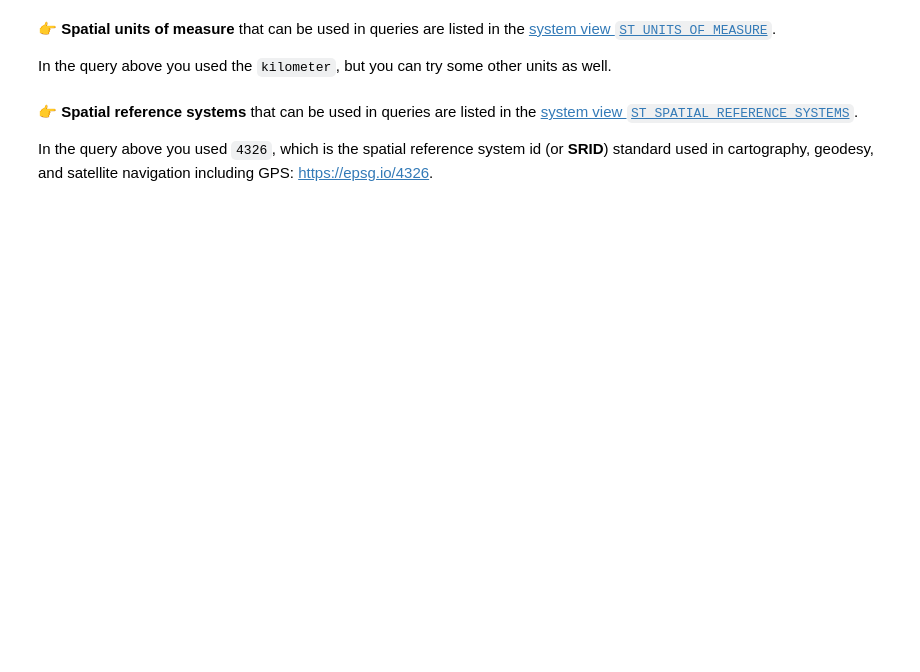
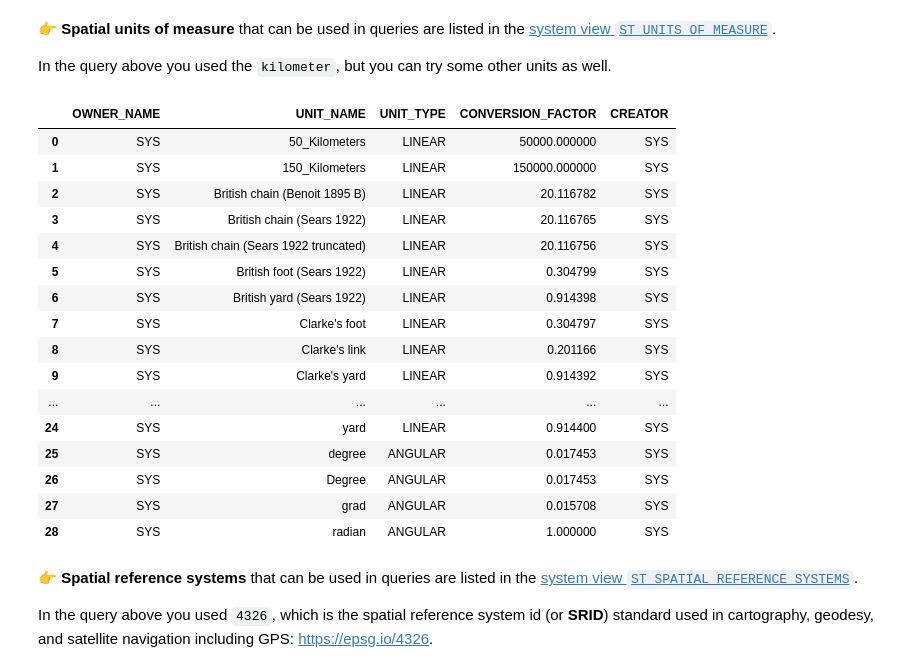
Before and after one commit to SaiNithesh/sap-community-developer-june-challenge-hana-multimodel, a Jupyter notebook: notebooks/challenges/week4_1_import_queries.ipynb, the cells around one changed output. Saved outputs shown, nothing was run; the diff lists cells and outputs as text; code cells hidden in the pictures; blank space fills up the shorter version.

```diff
--- a/notebooks/challenges/week4_1_import_queries.ipynb
+++ b/notebooks/challenges/week4_1_import_queries.ipynb
@@ -162,7 +271,25 @@ UNIT_OF_MEASURE='kilometer'
 
 In the query above you used the `kilometer`, but you can try some other units as well.
 # %%
-myconn.table("ST_UNITS_OF_MEASURES", schema="PUBLIC").collect()
+myconn.table("ST_UNITS_OF_MEASURE", schema="PUBLIC").collect()
+# %% [output]
+|  | OWNER_NAME | UNIT_NAME | UNIT_TYPE | CONVERSION_FACTOR | CREATOR |
+| 0 | SYS | 50_Kilometers | LINEAR | 50000.000000 | SYS |
+| 1 | SYS | 150_Kilometers | LINEAR | 150000.000000 | SYS |
+| 2 | SYS | British chain (Benoit 1895 B) | LINEAR | 20.116782 | SYS |
+| 3 | SYS | British chain (Sears 1922) | LINEAR | 20.116765 | SYS |
+| 4 | SYS | British chain (Sears 1922 truncated) | LINEAR | 20.116756 | SYS |
+| 5 | SYS | British foot (Sears 1922) | LINEAR | 0.304799 | SYS |
+| 6 | SYS | British yard (Sears 1922) | LINEAR | 0.914398 | SYS |
+| 7 | SYS | Clarke's foot | LINEAR | 0.304797 | SYS |
+| 8 | SYS | Clarke's link | LINEAR | 0.201166 | SYS |
+| 9 | SYS | Clarke's yard | LINEAR | 0.914392 | SYS |
+| ... | ... | ... | ... | ... | ... |
+| 24 | SYS | yard | LINEAR | 0.914400 | SYS |
+| 25 | SYS | degree | ANGULAR | 0.017453 | SYS |
+| 26 | SYS | Degree | ANGULAR | 0.017453 | SYS |
+| 27 | SYS | grad | ANGULAR | 0.015708 | SYS |
+| 28 | SYS | radian | ANGULAR | 1.000000 | SYS |
 # %% [markdown]
 👉 **Spatial reference systems** that can be used in queries are listed in the [system view `ST_SPATIAL_REFERENCE_SYSTEMS`](https://help.sap.com/docs/hana-cloud-database/sap-hana-cloud-sap-hana-database-sql-reference-guide/st-spatial-reference-systems-system-view?version=2024_2_QRC&locale=en-US).
 
```
Also changed, not shown: parts of 24 cells of this notebook, 1 other file.
